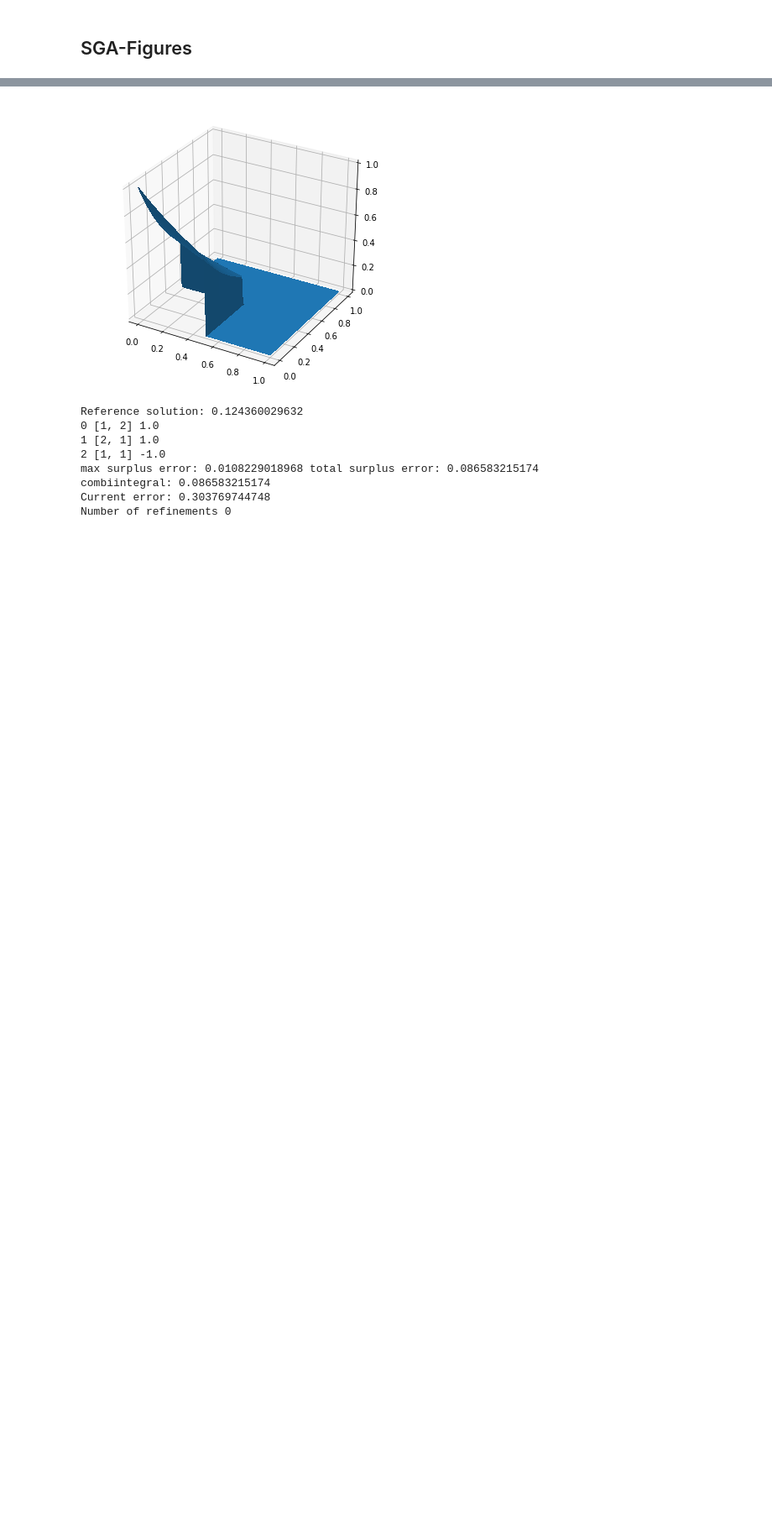
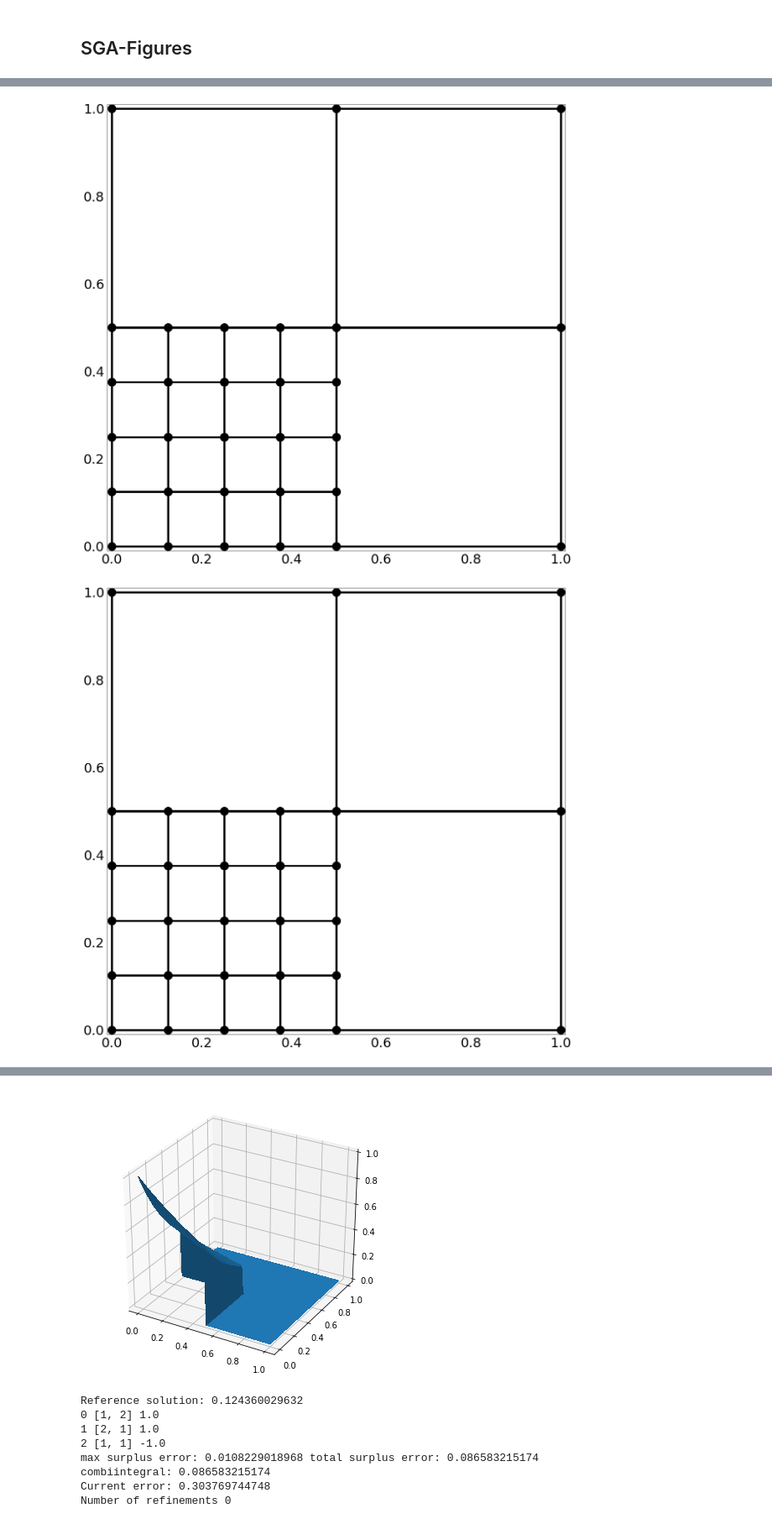
Before and after one commit to obersteiner/sparseSpACE, a Jupyter notebook: SGA_Paper_Figures.ipynb, the cells around one changed output, grey strips where cells are left out. Shown at 84% size. Cells and saved outputs as stored; diff of their text form; code cells hidden in the pictures; blank space fills up the shorter version.

```diff
--- a/SGA_Paper_Figures.ipynb
+++ b/SGA_Paper_Figures.ipynb
@@ -2,0 +64,5 @@
+# %%
+adaptiveCombiInstanceExtend.print_resulting_sparsegrid()
+# %% [output]
+[figure, added]
+[figure, added]
```
Also changed, not shown: parts of 6 cells of this notebook.
